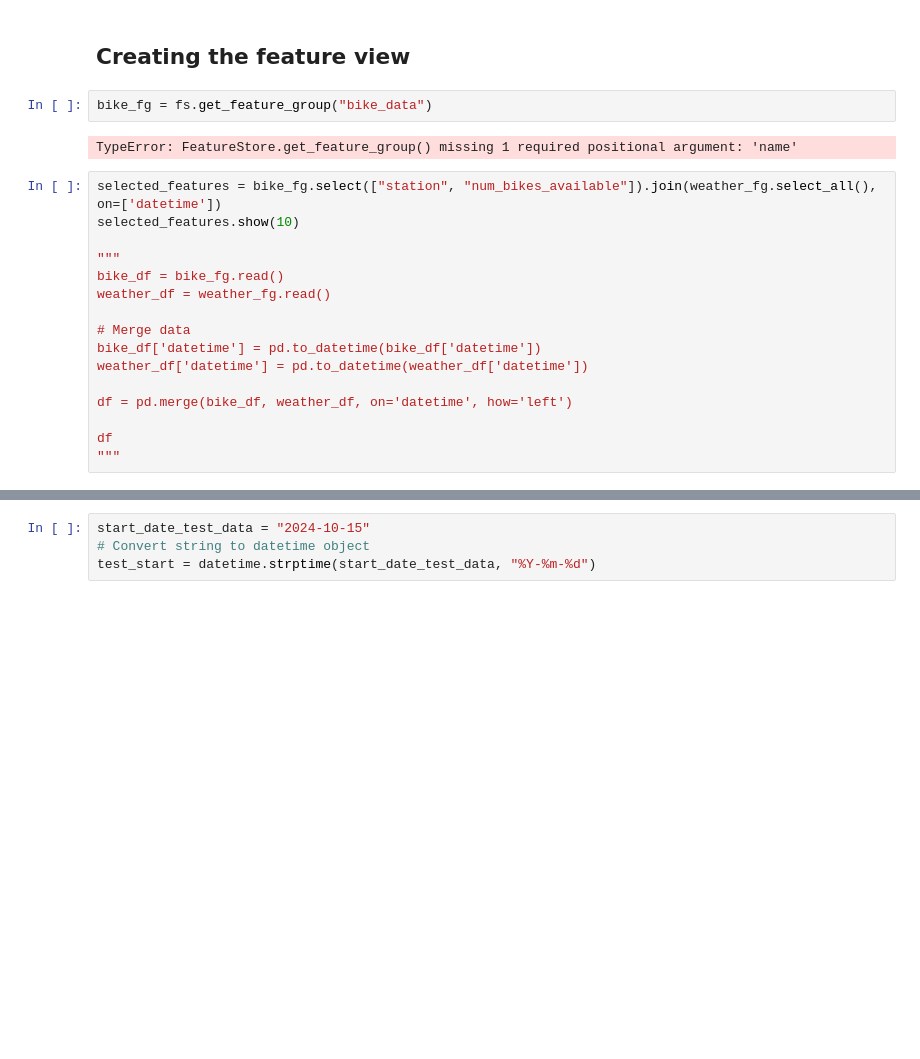
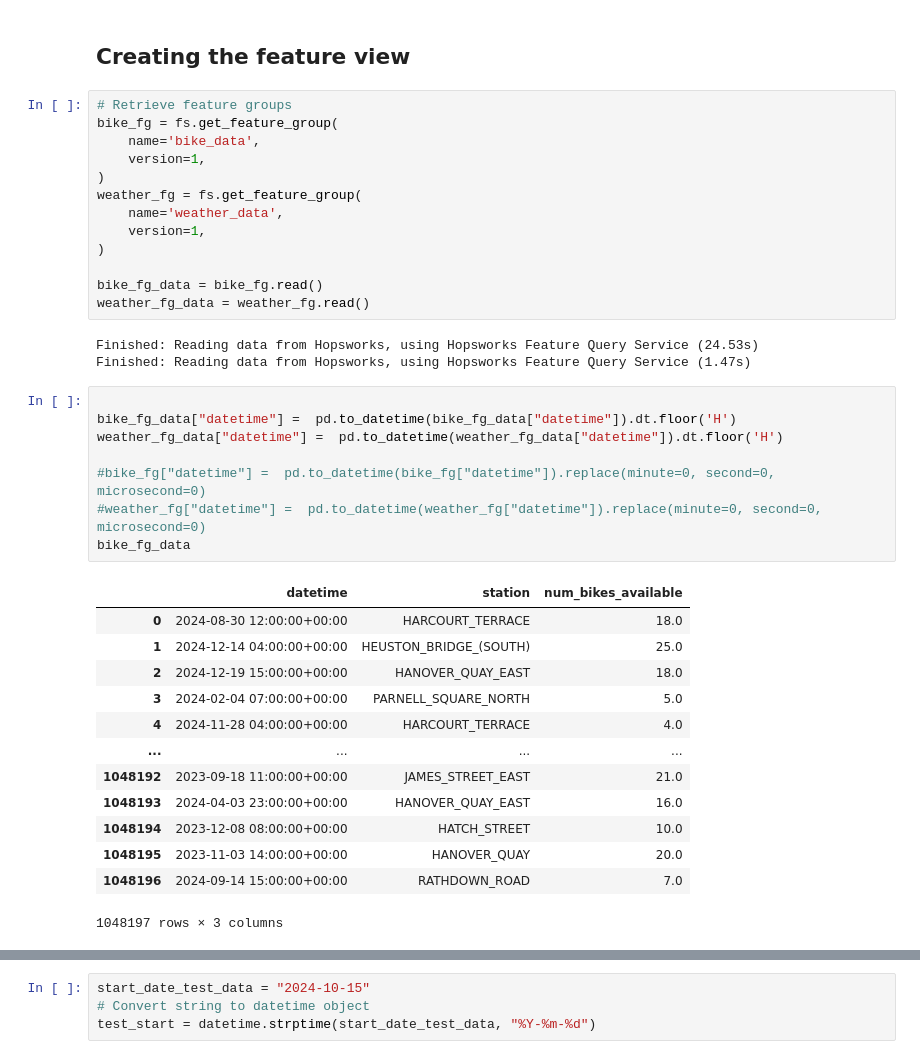
Before and after one commit to IsakNordg/ID2223-Project, a Jupyter notebook: 4. model_training_pipeline.ipynb, the cells around one changed output, grey strips where cells are left out. Drawn from its saved outputs; the diff is of its cells as text; blank space fills up the shorter version.

Commit message:
Switched to hw4.1.4. Working on merge. Works with pd but not hw

```diff
--- a/4. model_training_pipeline.ipynb
+++ b/4. model_training_pipeline.ipynb
@@ -52,23 +53,41 @@ Logged in to project, explore it here https://c.app.hopsworks.ai:443/p/1207494
 <class 'hsfs.feature_store.FeatureStore'>
 # %% [markdown]
 ## Creating the feature view
-# %%
-bike_fg = fs.get_feature_group("bike_data")
-# %% [output]
-TypeError: FeatureStore.get_feature_group() missing 1 required positional argument: 'name'
-# %%
-selected_features = bike_fg.select(["station", "num_bikes_available"]).join(weather_fg.select_all(), on=['datetime'])
-selected_features.show(10)
-
-"""
-bike_df = bike_fg.read()
-weather_df = weather_fg.read()
-
-# Merge data
-bike_df['datetime'] = pd.to_datetime(bike_df['datetime'])
-weather_df['datetime'] = pd.to_datetime(weather_df['datetime'])
-
-df = pd.merge(bike_df, weather_df, on='datetime', how='left')
-
-df
-"""
+# %%
+# Retrieve feature groups
+bike_fg = fs.get_feature_group(
+    name='bike_data',
+    version=1,
+)
+weather_fg = fs.get_feature_group(
+    name='weather_data',
+    version=1,
+)
+
+bike_fg_data = bike_fg.read()
+weather_fg_data = weather_fg.read()
+# %% [output]
+Finished: Reading data from Hopsworks, using Hopsworks Feature Query Service (24.53s)
+Finished: Reading data from Hopsworks, using Hopsworks Feature Query Service (1.47s)
+# %%
+
+bike_fg_data["datetime"] =  pd.to_datetime(bike_fg_data["datetime"]).dt.floor('H')
+weather_fg_data["datetime"] =  pd.to_datetime(weather_fg_data["datetime"]).dt.floor('H')
+
+#bike_fg["datetime"] =  pd.to_datetime(bike_fg["datetime"]).replace(minute=0, second=0, microsecond=0)
+#weather_fg["datetime"] =  pd.to_datetime(weather_fg["datetime"]).replace(minute=0, second=0, microsecond=0)
+bike_fg_data
+# %% [output]
+|  | datetime | station | num_bikes_available |
+| 0 | 2024-08-30 12:00:00+00:00 | HARCOURT_TERRACE | 18.0 |
+| 1 | 2024-12-14 04:00:00+00:00 | HEUSTON_BRIDGE_(SOUTH) | 25.0 |
+| 2 | 2024-12-19 15:00:00+00:00 | HANOVER_QUAY_EAST | 18.0 |
+| 3 | 2024-02-04 07:00:00+00:00 | PARNELL_SQUARE_NORTH | 5.0 |
+| 4 | 2024-11-28 04:00:00+00:00 | HARCOURT_TERRACE | 4.0 |
+| ... | ... | ... | ... |
+| 1048192 | 2023-09-18 11:00:00+00:00 | JAMES_STREET_EAST | 21.0 |
+| 1048193 | 2024-04-03 23:00:00+00:00 | HANOVER_QUAY_EAST | 16.0 |
+| 1048194 | 2023-12-08 08:00:00+00:00 | HATCH_STREET | 10.0 |
+| 1048195 | 2023-11-03 14:00:00+00:00 | HANOVER_QUAY | 20.0 |
+| 1048196 | 2024-09-14 15:00:00+00:00 | RATHDOWN_ROAD | 7.0 |
+1048197 rows × 3 columns
```
Also changed, not shown: parts of 6 cells of this notebook, 5 other files.
